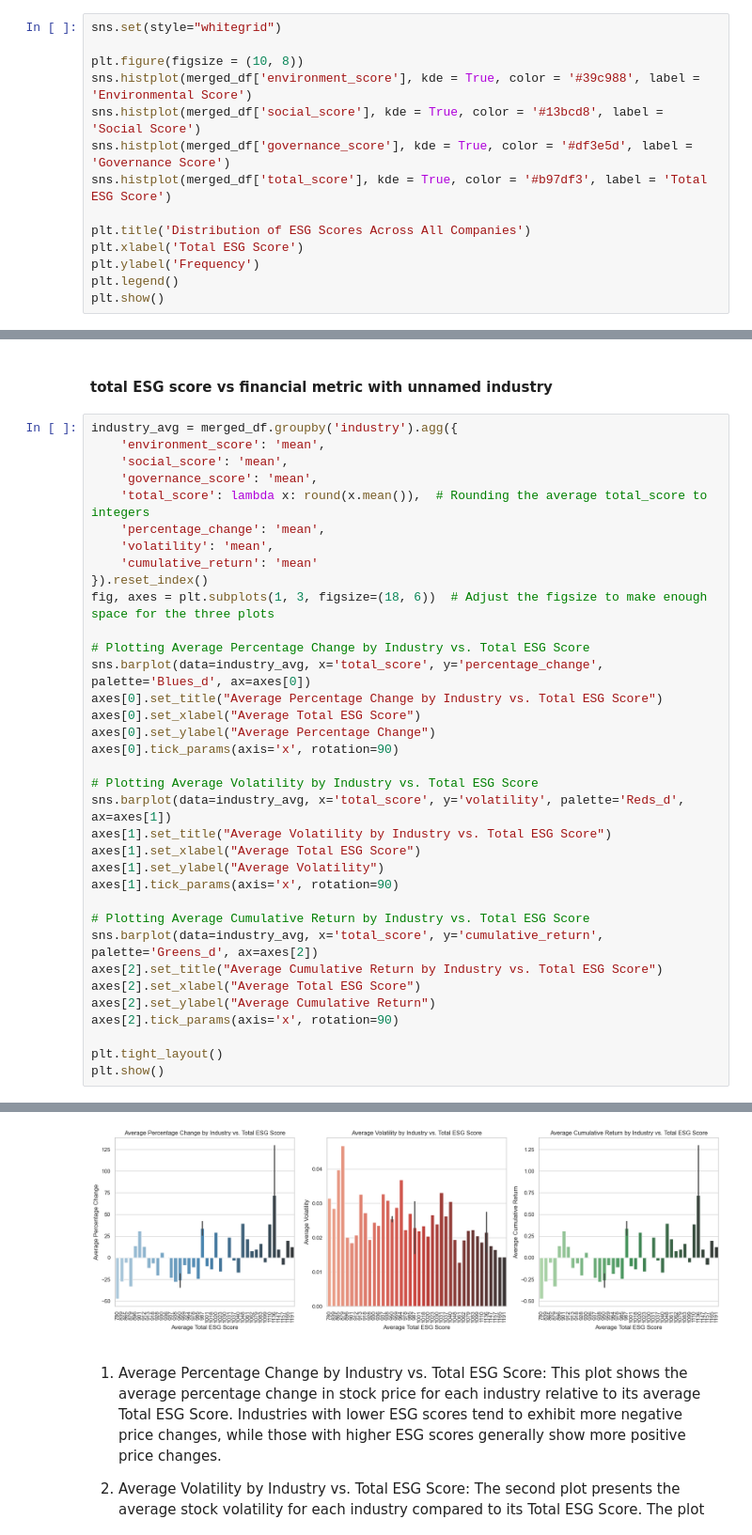
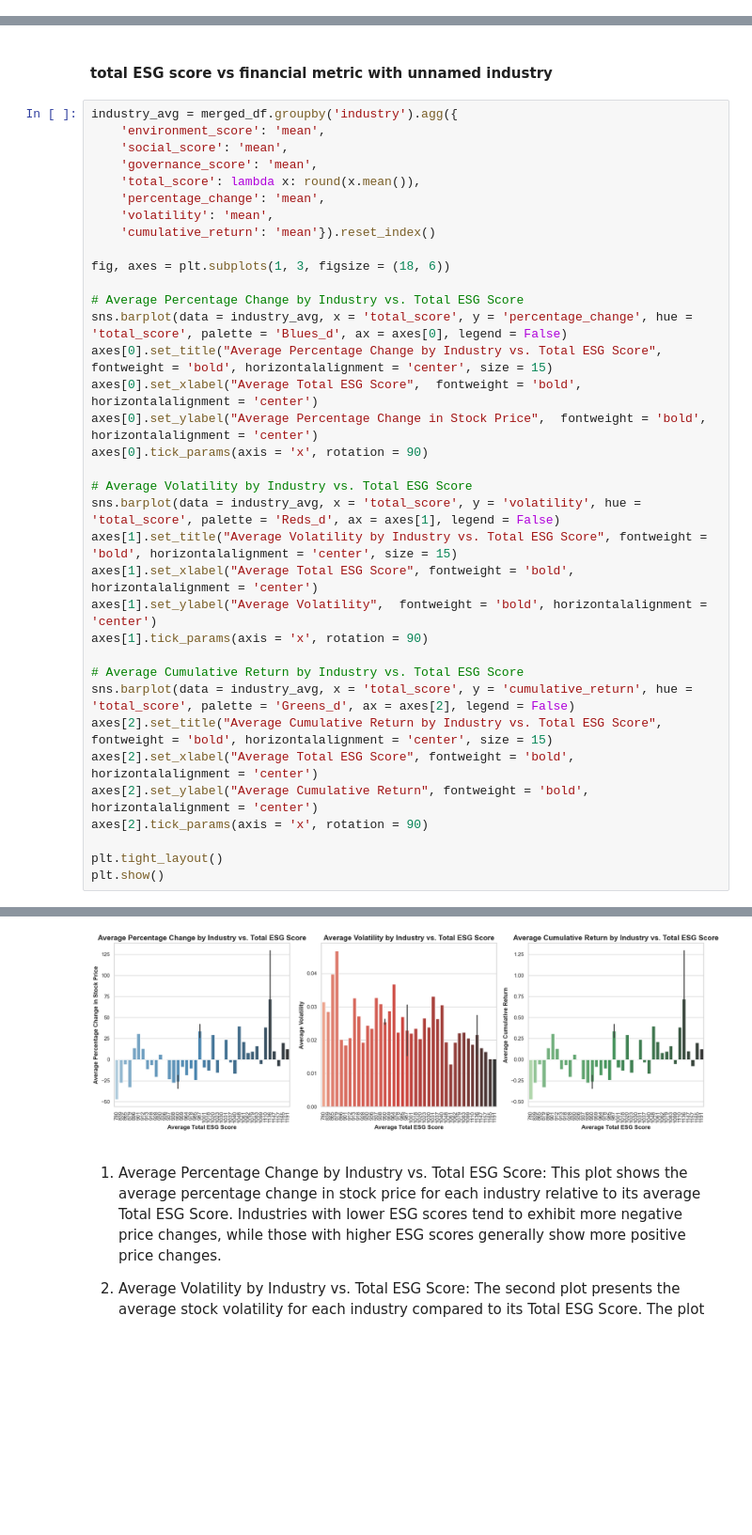
Before and after one commit to anushabishayee/info2950_finalproject, a Jupyter notebook: Phase2..ipynb, the cells around one changed output, grey strips where cells are left out. Shown at 94% size. Saved outputs shown, nothing was run; the diff lists cells and outputs as text; blank space fills up the shorter version.

```diff
--- a/Phase2..ipynb
+++ b/Phase2..ipynb
@@ -561,14 +657,0 @@ For every 1-unit increase in the Governance score (assuming all other variables
-# %%
-sns.set(style="whitegrid")
-
-plt.figure(figsize = (10, 8))
-sns.histplot(merged_df['environment_score'], kde = True, color = '#39c988', label = 'Environmental Score')
-sns.histplot(merged_df['social_score'], kde = True, color = '#13bcd8', label = 'Social Score')
-sns.histplot(merged_df['governance_score'], kde = True, color = '#df3e5d', label = 'Governance Score')
-sns.histplot(merged_df['total_score'], kde = True, color = '#b97df3', label = 'Total ESG Score')
-
-plt.title('Distribution of ESG Scores Across All Companies')
-plt.xlabel('Total ESG Score')
-plt.ylabel('Frequency')
-plt.legend()
-plt.show()
@@ -699,33 +697,33 @@ industry_avg = merged_df.groupby('industry').agg({
     'environment_score': 'mean',
     'social_score': 'mean',
     'governance_score': 'mean',
-    'total_score': lambda x: round(x.mean()),  # Rounding the average total_score to integers
+    'total_score': lambda x: round(x.mean()),
     'percentage_change': 'mean',
     'volatility': 'mean',
-    'cumulative_return': 'mean'
-}).reset_index()
-fig, axes = plt.subplots(1, 3, figsize=(18, 6))  # Adjust the figsize to make enough space for the three plots
+    'cumulative_return': 'mean'}).reset_index()
 
-# Plotting Average Percentage Change by Industry vs. Total ESG Score
-sns.barplot(data=industry_avg, x='total_score', y='percentage_change', palette='Blues_d', ax=axes[0])
-axes[0].set_title("Average Percentage Change by Industry vs. Total ESG Score")
-axes[0].set_xlabel("Average Total ESG Score")
-axes[0].set_ylabel("Average Percentage Change")
-axes[0].tick_params(axis='x', rotation=90)
+fig, axes = plt.subplots(1, 3, figsize = (18, 6))
 
-# Plotting Average Volatility by Industry vs. Total ESG Score
-sns.barplot(data=industry_avg, x='total_score', y='volatility', palette='Reds_d', ax=axes[1])
-axes[1].set_title("Average Volatility by Industry vs. Total ESG Score")
-axes[1].set_xlabel("Average Total ESG Score")
-axes[1].set_ylabel("Average Volatility")
-axes[1].tick_params(axis='x', rotation=90)
+# Average Percentage Change by Industry vs. Total ESG Score
+sns.barplot(data = industry_avg, x = 'total_score', y = 'percentage_change', hue = 'total_score', palette = 'Blues_d', ax = axes[0], legend = False)
+axes[0].set_title("Average Percentage Change by Industry vs. Total ESG Score", fontweight = 'bold', horizontalalignment = 'center', size = 15)
+axes[0].set_xlabel("Average Total ESG Score",  fontweight = 'bold', horizontalalignment = 'center')
+axes[0].set_ylabel("Average Percentage Change in Stock Price",  fontweight = 'bold', horizontalalignment = 'center')
+axes[0].tick_params(axis = 'x', rotation = 90)
 
-# Plotting Average Cumulative Return by Industry vs. Total ESG Score
-sns.barplot(data=industry_avg, x='total_score', y='cumulative_return', palette='Greens_d', ax=axes[2])
-axes[2].set_title("Average Cumulative Return by Industry vs. Total ESG Score")
-axes[2].set_xlabel("Average Total ESG Score")
-axes[2].set_ylabel("Average Cumulative Return")
-axes[2].tick_params(axis='x', rotation=90)
+# Average Volatility by Industry vs. Total ESG Score
+sns.barplot(data = industry_avg, x = 'total_score', y = 'volatility', hue = 'total_score', palette = 'Reds_d', ax = axes[1], legend = False)
+axes[1].set_title("Average Volatility by Industry vs. Total ESG Score", fontweight = 'bold', horizontalalignment = 'center', size = 15)
+axes[1].set_xlabel("Average Total ESG Score", fontweight = 'bold', horizontalalignment = 'center')
+axes[1].set_ylabel("Average Volatility",  fontweight = 'bold', horizontalalignment = 'center')
+axes[1].tick_params(axis = 'x', rotation = 90)
+
+# Average Cumulative Return by Industry vs. Total ESG Score
+sns.barplot(data = industry_avg, x = 'total_score', y = 'cumulative_return', hue = 'total_score', palette = 'Greens_d', ax = axes[2], legend = False)
+axes[2].set_title("Average Cumulative Return by Industry vs. Total ESG Score", fontweight = 'bold', horizontalalignment = 'center', size = 15)
+axes[2].set_xlabel("Average Total ESG Score", fontweight = 'bold', horizontalalignment = 'center')
+axes[2].set_ylabel("Average Cumulative Return", fontweight = 'bold', horizontalalignment = 'center')
+axes[2].tick_params(axis = 'x', rotation = 90)
 
 plt.tight_layout()
 plt.show()
@@ -744,4 +731,4 @@ Passing `palette` without assigning `hue` is deprecated and will be removed in v
-[figure, old version]
+[figure, new version]
 # %% [markdown]
 1. Average Percentage Change by Industry vs. Total ESG Score: This plot shows the average percentage change in stock price for each industry relative to its average Total ESG Score. Industries with lower ESG scores tend to exhibit more negative price changes, while those with higher ESG scores generally show more positive price changes.
 
```
Also changed, not shown: parts of 50 cells of this notebook.
